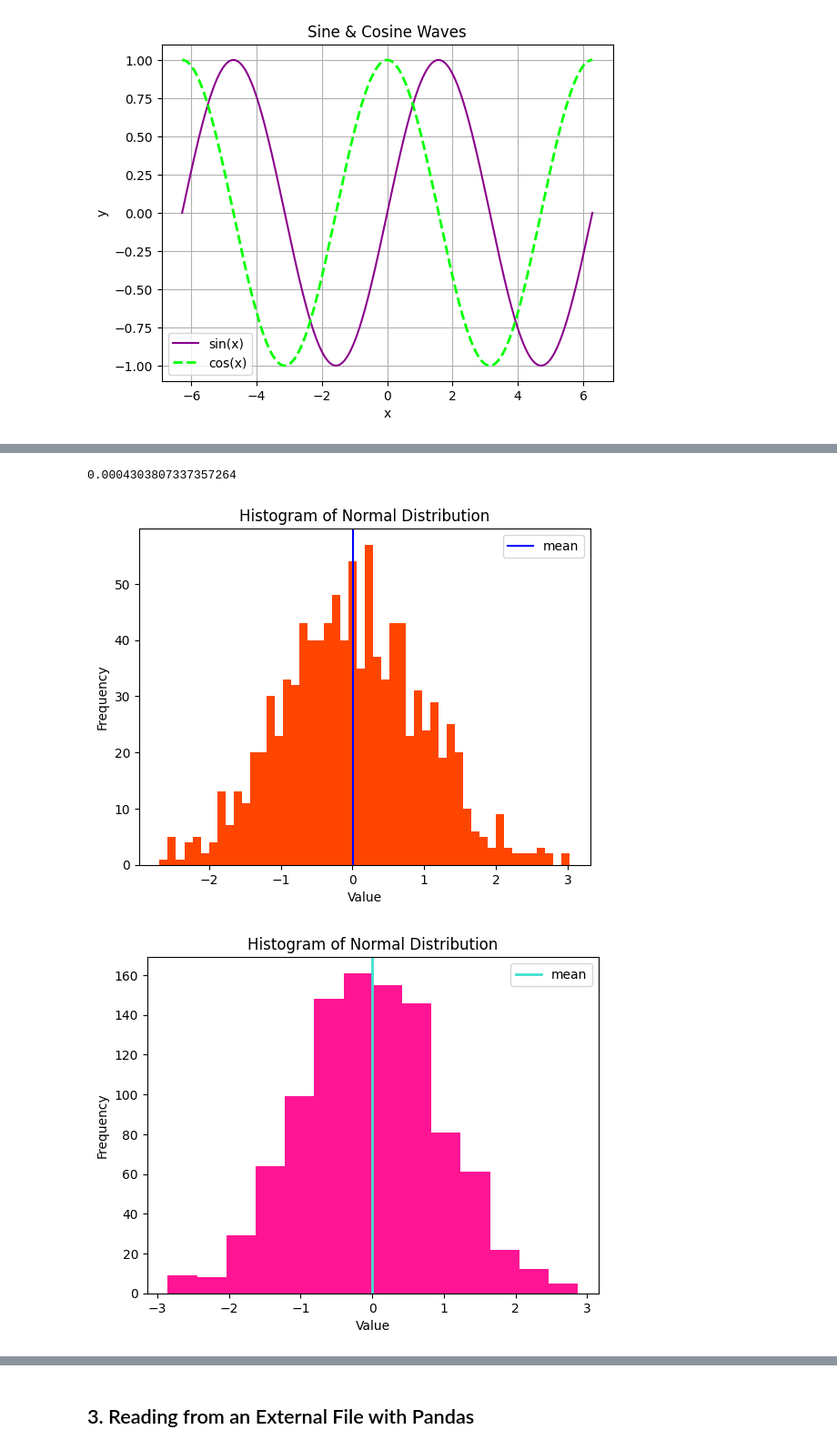
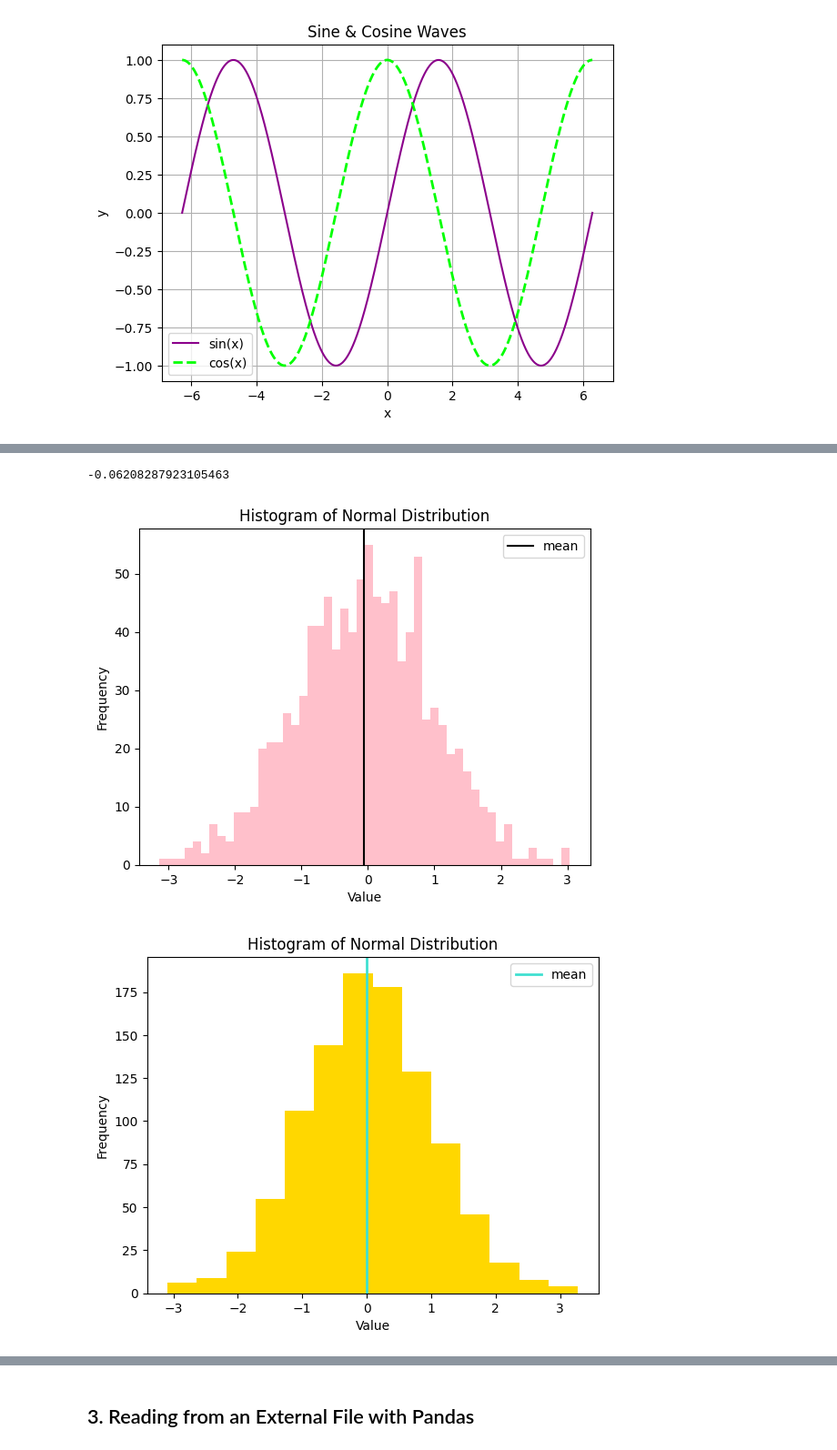
Before and after one commit to jmarcano101/data110, a Jupyter notebook: W3_Source_for_Data_to_Visualize_HW.ipynb, the cells around one changed output, grey strips where cells are left out. Shown: that part at 91% size. Drawn from its saved outputs; the diff is of its cells as text; code cells hidden in the pictures.

```diff
--- a/W3_Source_for_Data_to_Visualize_HW.ipynb
+++ b/W3_Source_for_Data_to_Visualize_HW.ipynb
@@ -129,32 +90,32 @@ import matplotlib.pyplot as plt
 data = np.random.normal(0, 1, 1000)
 
 # Plot histogram
-plt.hist(data,bins=50,color='orangered')
+plt.hist(data,bins=50,color='pink')
 plt.title ('Histogram of Normal Distribution')
 plt.xlabel('Value')
 plt.ylabel('Frequency')
 data_mean = sum(data)/1000
 print(data_mean)
-plt.axvline(data_mean,color='blue',label='mean')
+plt.axvline(data_mean,color='black',label='mean')
 plt.legend()
 plt.show()
 # %% [output]
-0.0004303807337357264
+-0.06208287923105463
-[figure, old version]
+[figure, new version]
 # %%
 # Generate random numbers from a normal distribution
 import numpy as np
 import matplotlib.pyplot as plt
 
 data = np.random.normal(0, 1, 1000)
 
 # Plot histogram
 plt.title('Histogram of Normal Distribution')
-plt.hist(data,bins=14,color='deeppink')
+plt.hist(data,bins=14,color='gold')
 plt.xlabel('Value')
 plt.ylabel('Frequency')
 plt.axvline(data_mean,color='turquoise',linewidth=2,label='mean')
 plt.legend()
 plt.show()
 # %% [output]
-[figure, old version]
+[figure, new version]
```
Also changed, not shown: parts of 10 cells of this notebook.
